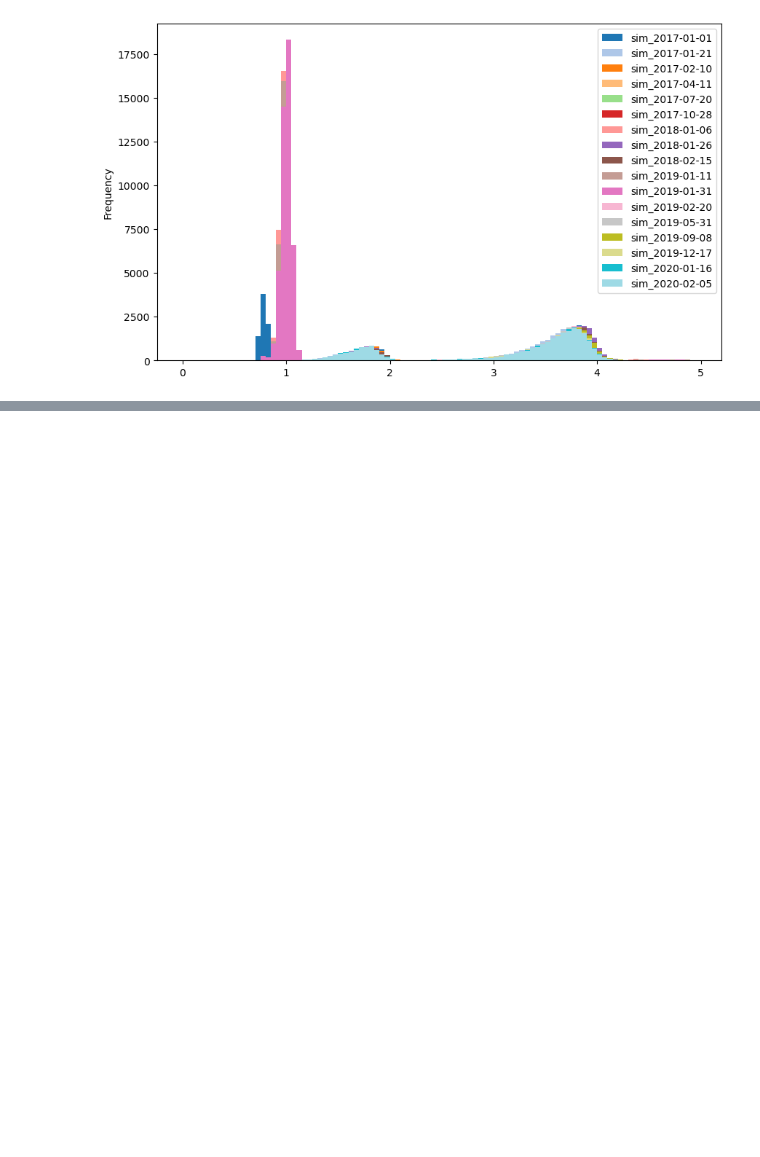
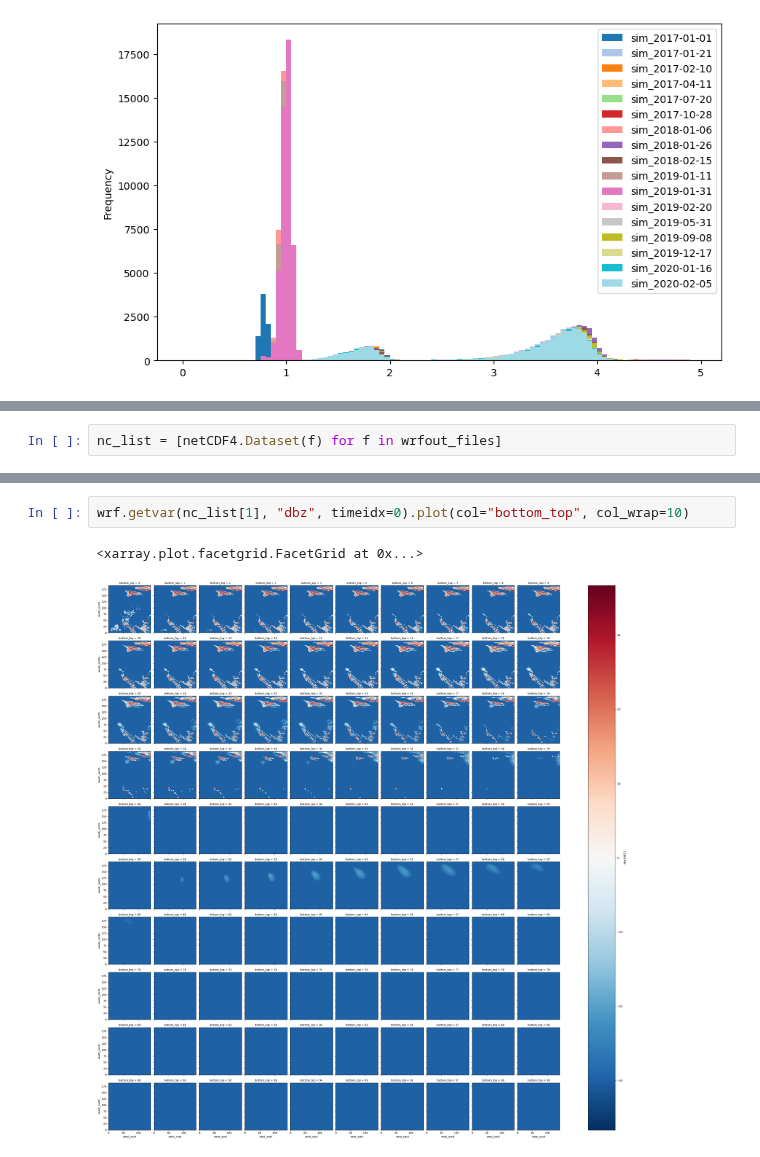
Before and after one commit to mpierzyna/otprof, a Jupyter notebook: data/nl/wrf/utils/diag.ipynb, the cells around one changed output, grey strips where cells are left out. Saved outputs shown, nothing was run; the diff lists cells and outputs as text; blank space fills up the shorter version.

```diff
--- a/data/nl/wrf/utils/diag.ipynb
+++ b/data/nl/wrf/utils/diag.ipynb
@@ -71,0 +86,2 @@ dt_df.plot.hist(bins=np.arange(0, 5, .05), ax=ax, cmap="tab20")
+# %%
+nc_list = [netCDF4.Dataset(f) for f in wrfout_files]
@@ -71,0 +114,5 @@ dt_df.plot.hist(bins=np.arange(0, 5, .05), ax=ax, cmap="tab20")
+# %%
+wrf.getvar(nc_list[1], "dbz", timeidx=0).plot(col="bottom_top", col_wrap=10)
+# %% [output]
+<xarray.plot.facetgrid.FacetGrid at 0x...>
+[figure, added]
```
Also changed, not shown: parts of 10 cells of this notebook, 3 other files.
